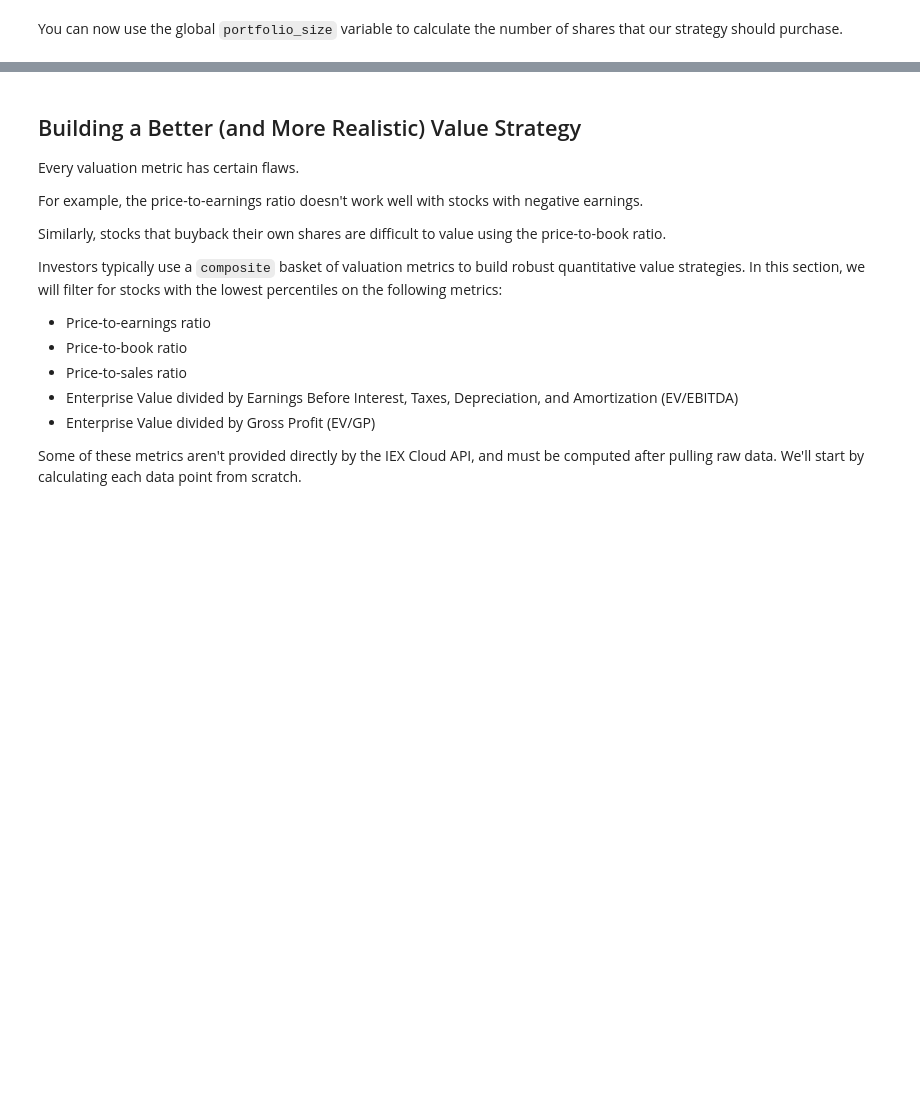
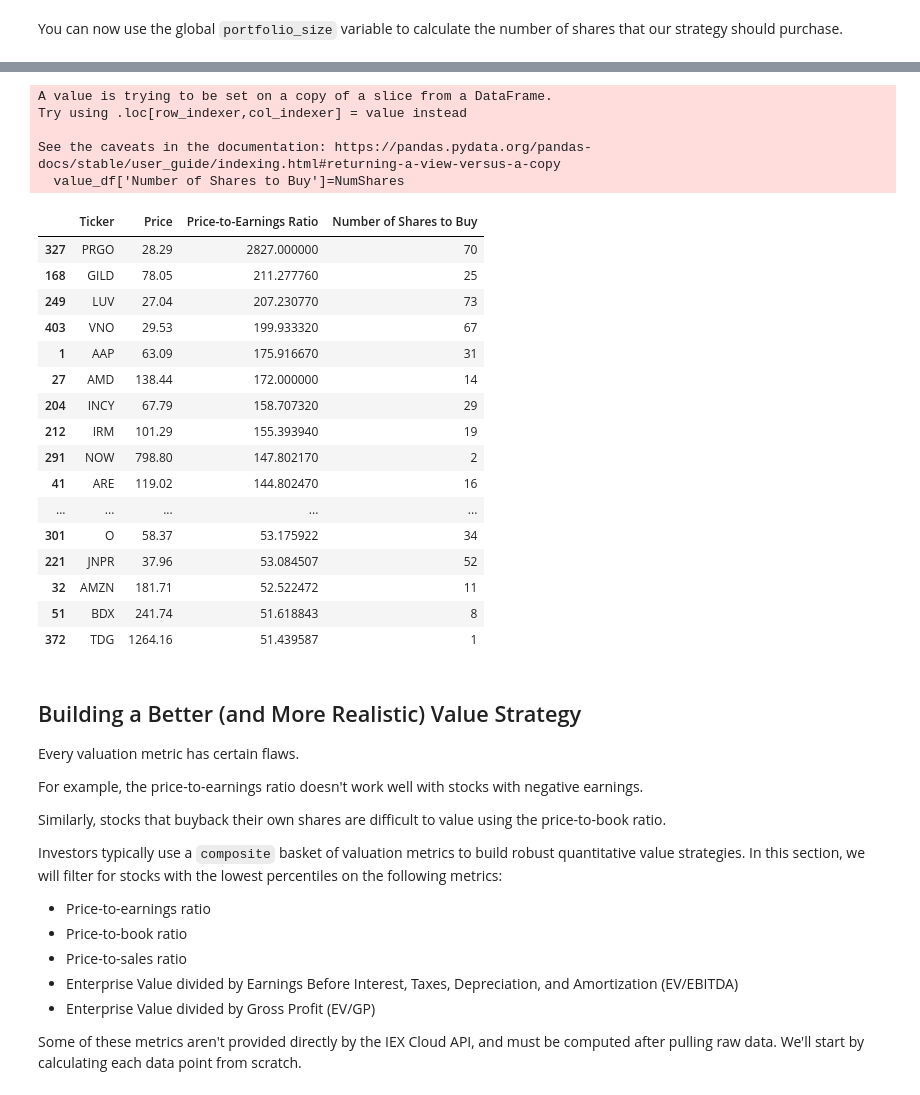
Before and after one commit to vivin2709/Algorithmic_Trading_Bot_Project, a Jupyter notebook: Value_Strategy_S&P.ipynb, the cells around one changed output, grey strips where cells are left out. Cells and saved outputs as stored; diff of their text form; code cells hidden in the pictures; blank space fills up the shorter version.

```diff
--- a/Value_Strategy_S&P.ipynb
+++ b/Value_Strategy_S&P.ipynb
@@ -155,5 +158,8 @@ print(value_df)
 
 [431 rows x 4 columns]
+# %%
+value_df.sort_values('Price-to-Earnings Ratio',ascending=True,inplace=True)
+value_df = value_df[:50]
 # %% [markdown]
 ## Calculating the Number of Shares to Buy
 We now need to calculate the number of shares we need to buy.
@@ -205,3 +186,33 @@ See the caveats in the documentation: http://pandas.pydata.org/pandas-docs/stabl
+# %%
+NumShares = []
+position_size = int(portfolio_size)/50
+for price in value_df['Price']:
+    NumShares.append(math.floor(position_size/price))
+value_df['Number of Shares to Buy']=NumShares
+value_df
+# %% [output]
+A value is trying to be set on a copy of a slice from a DataFrame.
+Try using .loc[row_indexer,col_indexer] = value instead
+
+See the caveats in the documentation: https://pandas.pydata.org/pandas-docs/stable/user_guide/indexing.html#returning-a-view-versus-a-copy
+  value_df['Number of Shares to Buy']=NumShares
+|  | Ticker | Price | Price-to-Earnings Ratio | Number of Shares to Buy |
+| 327 | PRGO | 28.29 | 2827.000000 | 70 |
+| 168 | GILD | 78.05 | 211.277760 | 25 |
+| 249 | LUV | 27.04 | 207.230770 | 73 |
+| 403 | VNO | 29.53 | 199.933320 | 67 |
+| 1 | AAP | 63.09 | 175.916670 | 31 |
+| 27 | AMD | 138.44 | 172.000000 | 14 |
+| 204 | INCY | 67.79 | 158.707320 | 29 |
+| 212 | IRM | 101.29 | 155.393940 | 19 |
+| 291 | NOW | 798.80 | 147.802170 | 2 |
+| 41 | ARE | 119.02 | 144.802470 | 16 |
+| ... | ... | ... | ... | ... |
+| 301 | O | 58.37 | 53.175922 | 34 |
+| 221 | JNPR | 37.96 | 53.084507 | 52 |
+| 32 | AMZN | 181.71 | 52.522472 | 11 |
+| 51 | BDX | 241.74 | 51.618843 | 8 |
+| 372 | TDG | 1264.16 | 51.439587 | 1 |
 # %% [markdown]
 ## Building a Better (and More Realistic) Value Strategy
 Every valuation metric has certain flaws.
```
Also changed, not shown: parts of 5 cells of this notebook.
